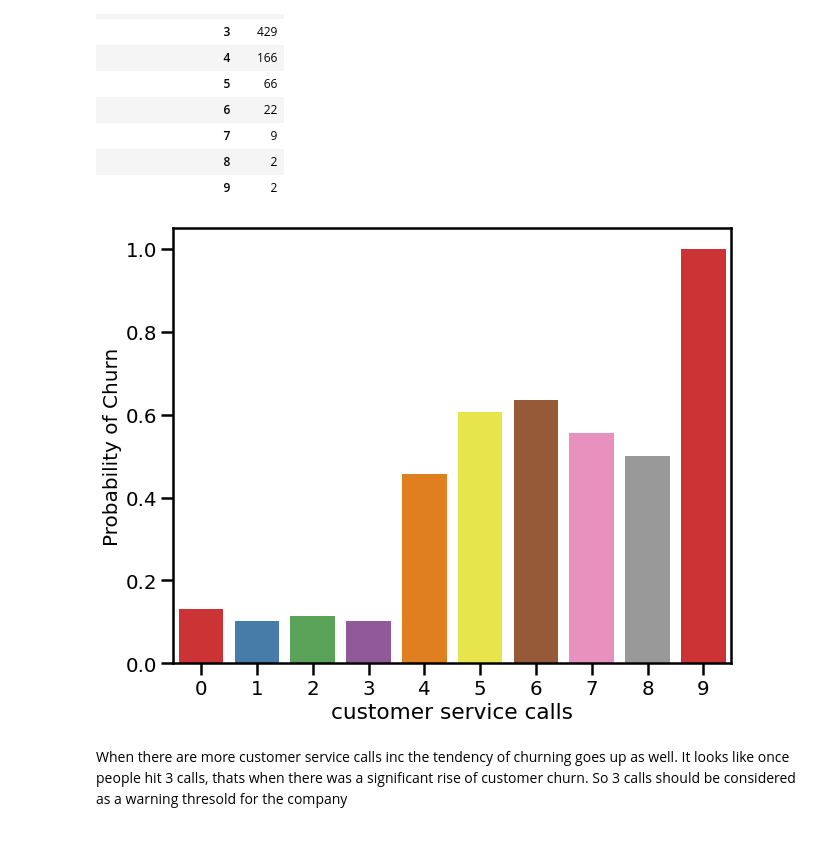
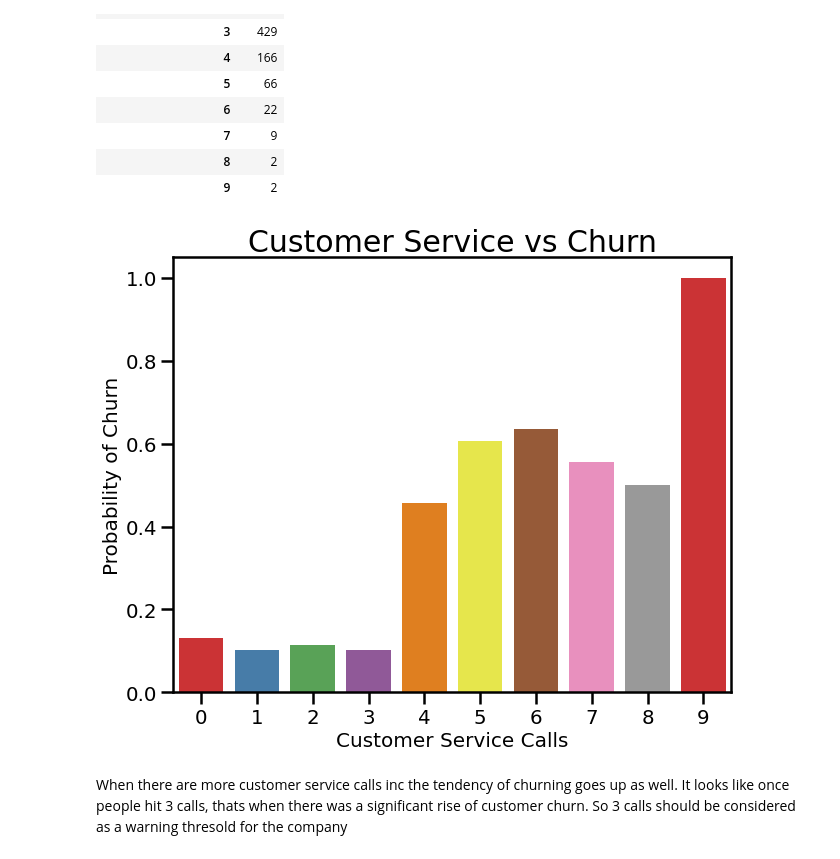
Before and after one commit to sumed-h/SyriaTelProject, a Jupyter notebook: FinalGroup2(SyriaTel).ipynb, the cells around one changed output. Saved outputs shown, nothing was run; the diff lists cells and outputs as text; code cells hidden in the pictures.

```diff
--- a/FinalGroup2(SyriaTel).ipynb
+++ b/FinalGroup2(SyriaTel).ipynb
@@ -432,10 +432,12 @@ Customer_Service
 # %%
 sns.set_context('poster', font_scale = 0.9)
 plt.figure(figsize=(10, 8))
 sns.barplot(x='customer service calls', y='churn', data=df, palette='Set1', ci=None)
+plt.title('Customer Service vs Churn', fontsize = 30)
+plt.xlabel('Customer Service Calls', fontsize = 20)
 plt.ylabel('Probability of Churn', fontsize = 20);
 # %% [output]
-[figure, old version]
+[figure, new version]
 # %% [markdown]
 When there are more customer service calls inc the tendency of churning goes up as well. It looks like once people hit 3 calls, thats when there was a significant rise of customer churn. So 3 calls should be considered as a warning thresold for the company
 # %% [markdown]
```
